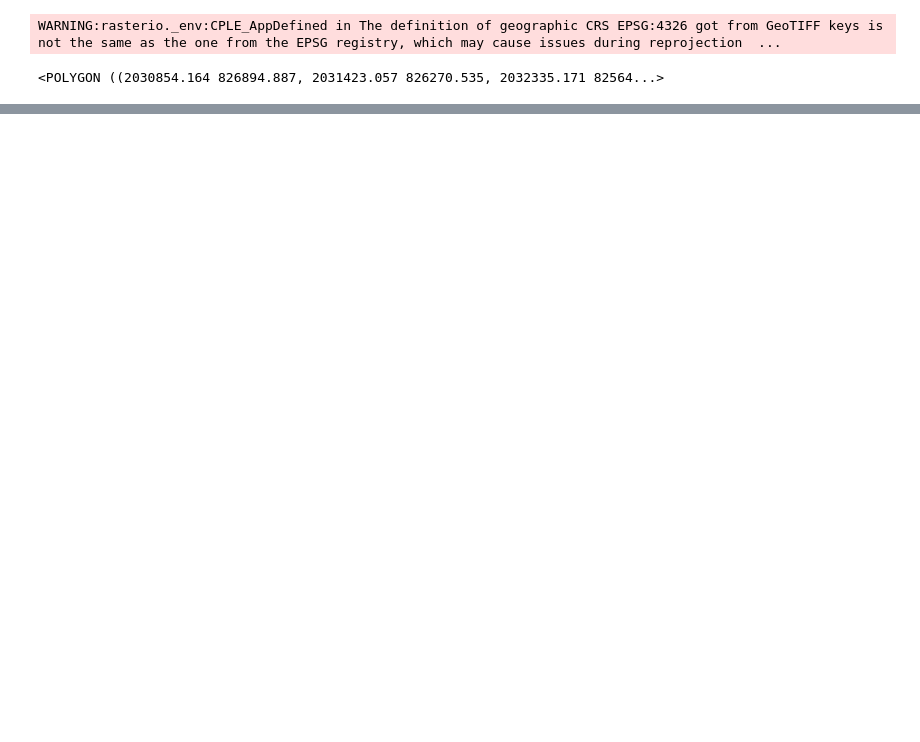
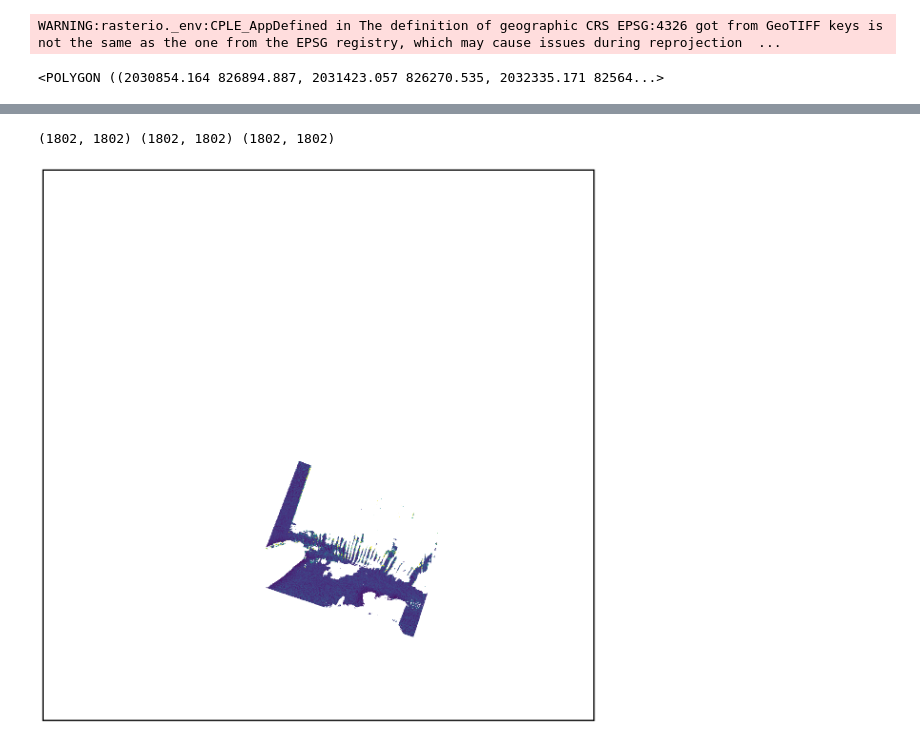
Before and after one commit to zsk4/harmonic-analysis, a Jupyter notebook: notebooks/SWOT_HA.ipynb, the cells around one changed output, grey strips where cells are left out. Drawn from its saved outputs; the diff is of its cells as text; code cells hidden in the pictures; blank space fills up the shorter version.

```diff
--- a/notebooks/SWOT_HA.ipynb
+++ b/notebooks/SWOT_HA.ipynb
@@ -723,8 +713,0 @@ ph_pyTMD = [p[:8] for p in ph_pyTMD]
-# %%
-# Reshape back to grid and add to ds_out
-amp_pyTMD_grid = np.array(amp_pyTMD).reshape(ny, nx, -1)
-ph_pyTMD_grid = np.array(ph_pyTMD).reshape(ny, nx, -1)
-amp_pyTMD_grid_masked = np.where(mask[:, :, None], amp_pyTMD_grid, np.nan)
-ph_pyTMD_grid_masked = np.where(mask[:, :, None], ph_pyTMD_grid, np.nan)
-ds_out["amp_pyTMD"] = (("y", "x", "constituent"), amp_pyTMD_grid_masked[:, :, :8])
-ds_out["ph_pyTMD"] = (("y", "x", "constituent"), ph_pyTMD_grid_masked[:, :, :8])
@@ -730,0 +835,39 @@ ds_out["ph_pyTMD"] = (("y", "x", "constituent"), ph_pyTMD_grid_masked[:, :, :8])
+# %%
+# Reshape back to grid with Nans for bad points
+amp_grid = amp.T.reshape(ny, nx, periods_to_fit)
+ph_grid = phase_deg.T.reshape(ny, nx, periods_to_fit)
+
+ds_out["amp_fit"] = (("y", "x", "constituent"), amp_grid)
+ds_out["ph_fit"] = (("y", "x", "constituent"), ph_grid)
+# %%
+# Plot Fitted Amp
+to_plot = "amp_fit"
+label = "Elevation [m]"
+vmin = 0
+vmax = 2
+ps71_projection = ccrs.Stereographic(
+    central_latitude=-90, central_longitude=0, true_scale_latitude=-71
+)
+crs_polar_stereo = CRS.from_epsg(3031)
+fig, ax = plt.subplots(subplot_kw={"projection": ps71_projection}, figsize=(15, 15))
+
+bbox = [1673000, 590000, 2280000, 860000]  # Amery + some
+
+amp = ds_out[to_plot][:, :, 0]
+x = ds_out.x.values
+y = ds_out.y.values
+print(amp.shape, x.shape, y.shape)
+mesh_adv = ax.pcolormesh(
+    x,
+    y,
+    amp.values,
+    transform=ps71_projection,
+    cmap="viridis",
+    shading="auto",
+    vmin=vmin,
+    vmax=vmax,
+    alpha=1,
+)
+# %% [output]
+(1802, 1802) (1802, 1802) (1802, 1802)
+[figure, added]
```
Also changed, not shown: parts of 27 cells of this notebook, 1 other file.
